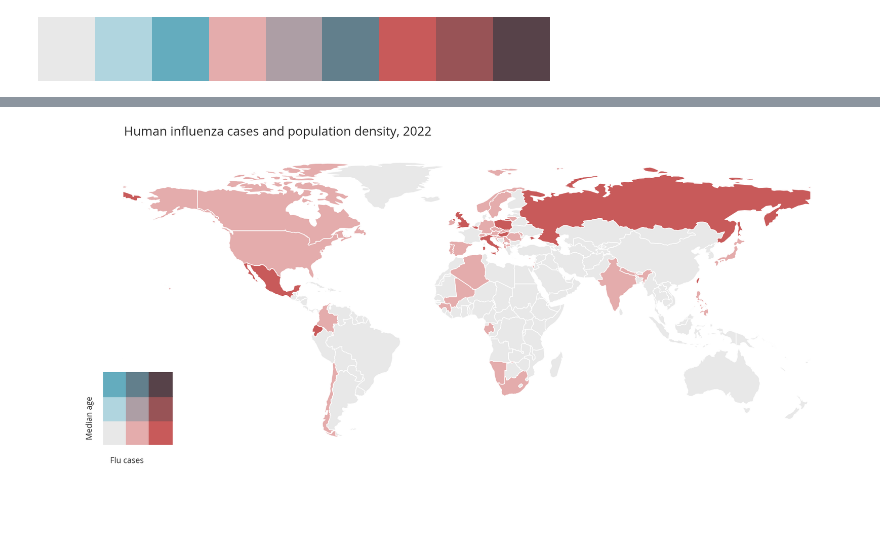
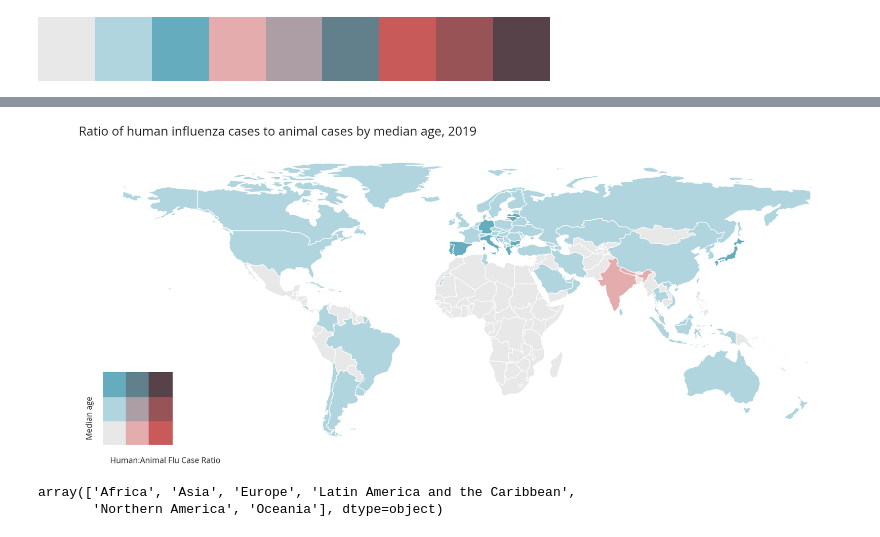
Before and after one commit to cghss-data-lab/uga-pipp, a Jupyter notebook: query_figures/viz_071923.ipynb, the cells around one changed output, grey strips where cells are left out. Saved outputs shown, nothing was run; the diff lists cells and outputs as text; code cells hidden in the pictures; blank space fills up the shorter version.

```diff
--- a/query_figures/viz_071923.ipynb
+++ b/query_figures/viz_071923.ipynb
@@ -2219,13 +2233,17 @@ df_keep = df_keep.loc[(df_keep['ISO3_code'] != "MCO") & (df_keep['ISO3_code'] !=
 # %%
-## Define the bins
+# Define the bins
 bins = 3
 
 
 # Update 'flu_bin' based on conditions using loc
-df_keep.loc[df_keep['fluCases'] >= 1000000, 'flu_bin'] = '[0.67, 1.0)'
-df_keep.loc[(df_keep['fluCases'] < 1000000) & (df_keep['fluCases'] > 0), 'flu_bin'] = '[0.34, 0.66)'
-df_keep.loc[df_keep['fluCases'] == 0, 'flu_bin'] = '[-0.001, 0.33)'
+df_keep.loc[df_keep['flunetCases'] >= 1000000, 'flu_bin'] = '[0.67, 1.0)'
+df_keep.loc[(df_keep['flunetCases'] < 1000000) & (df_keep['flunetCases'] > 0), 'flu_bin'] = '[0.34, 0.66)'
+df_keep.loc[df_keep['flunetCases'] == 0, 'flu_bin'] = '[-0.001, 0.33)'
 
+# Ratio bins
+df_keep.loc[df_keep['humanToAnimalRatio'] >= 1, 'ratio_bin'] = '[0.67,1.0)'
+df_keep.loc[df_keep['humanToAnimalRatio'] < 1, 'ratio_bin'] = '[0.34,0.66)'
+df_keep.loc[df_keep['humanToAnimalRatio'] == 0, 'ratio_bin'] = '[0.0,0.33)'
 
 # Bin the second variable - y
 df_keep['age_bin'] = pd.cut(df_keep['age_normalized'], bins=3,include_lowest=False)
@@ -2236,11 +2254,7 @@ df_keep['density_bin'] = pd.cut(df_keep['density_normalized'], bins=3,include_lo
 df_keep['density_bin'] = df_keep['density_bin'].astype('str')
 
 # Combine x and y codes to create Bi_Class
-
-
 df_keep['FluDensity_Bi_Class'] = df_keep['flu_bin'].astype('str') + df_keep['density_bin'].astype('str')
-
-
-print('Number of unique elements in Bi_Class =', len(df_keep['FluDensity_Bi_Class'].unique()))
-
-print(sorted(df_keep["FluDensity_Bi_Class"].unique()))
+df_keep['FluAge_Bi_Class'] = df_keep['flu_bin'].astype('str') + df_keep['age_bin'].astype('str')
+df_keep['RatioAge_Bi_Class'] = df_keep['ratio_bin'].astype('str') + df_keep['age_bin'].astype('str')
+df_keep['RatioDensity_Bi_Class'] = df_keep['ratio_bin'].astype('str') + df_keep['density_bin'].astype('str')
@@ -2250,3 +2260,0 @@ Number of unique elements in Bi_Class = 5
-# %%
-df_keep = df_keep.sort_values(by="PopDensity")
-df_keep.tail(40)
@@ -2324,13 +2330,13 @@ plt.tight_layout()
 
 # Plot the map
 df.plot(ax=ax,
-           column='FluDensity_Bi_Class',
+           column='RatioAge_Bi_Class',
            cmap=cmap,
            categorical = True,
            legend = False)
 
 plt.axis('off') # we don't need axis with coordinates
-ttl = ax.set_title('Human influenza cases and population density, 2022',fontsize=28)
+ttl = ax.set_title('Ratio of human influenza cases to animal cases by median age, 2019',fontsize=28)
 ttl.set_position([0.25,1.05])
 
 
@@ -2339,36 +2345,36 @@ ttl.set_position([0.25,1.05])
 # We're drawing a 3x3 "box" as 3 columns
 # The xmin and xmax arguments axvspan are defined to create equally sized small boxes
 
 img2 = fig # refer to the main figure
 ax2 = fig.add_axes([-0.05, 0.25, 0.25, 0.125]) # add new axes to place the legend there
                                          # and specify its location
 alpha = 1 # alpha argument to make it more/less transperent
 
 # Column 1
 ax2.axvspan(xmin=0, xmax=0.33, ymin=0, ymax=0.33, alpha=alpha, color=all_colors[0])
 ax2.axvspan(xmin=0, xmax=0.33, ymin=0.33, ymax=0.66, alpha=alpha, color=all_colors[1])
 ax2.axvspan(xmin=0, xmax=0.33, ymin=0.66, ymax=1, alpha=alpha, color=all_colors[2])
 
 # Column 2
 ax2.axvspan(xmin=0.33, xmax=0.66, ymin=0, ymax=0.33, alpha=alpha, color=all_colors[3])
 ax2.axvspan(xmin=0.33, xmax=0.66, ymin=0.33, ymax=0.66, alpha=alpha, color=all_colors[4])
 ax2.axvspan(xmin=0.33, xmax=0.66, ymin=0.66, ymax=1, alpha=alpha, color=all_colors[5])
 
 # Column 3
 ax2.axvspan(xmin=0.66, xmax=1, ymin=0, ymax=0.33, alpha=alpha, color=all_colors[6])
 ax2.axvspan(xmin=0.66, xmax=1, ymin=0.33, ymax=0.66, alpha=alpha, color=all_colors[7])
 ax2.axvspan(xmin=0.66, xmax=1, ymin=0.66, ymax=1, alpha=alpha, color=all_colors[8])
 
 # Step 3: annoate the legend
 ax2.tick_params(axis='both', which='both', length=0) # remove ticks from the big box
 ax2.axis('off'); # turn off its axis
-ax2.text(s='Flu cases', x=0.1, y=-0.25) # annotate x axis
+ax2.text(s='Human:Animal Flu Case Ratio', x=0.1, y=-0.25) # annotate x axis
 ax2.text(s='Median age', x=-0.25, y=0.1, rotation=90); # annotate y axis
 # ax2.annotate("", xy=(0, 1), xytext=(0, 0), arrowprops=dict(arrowstyle="-|>", lw=2,color=chart[1])) # draw arrow for x
 # ax2.annotate("", xy=(1, 0), xytext=(0, 0), arrowprops=dict(arrowstyle="-|>", lw=2,color=chart[1])) # draw arrow for y
-# plt.savefig('figures/cases_and_density_2022.png', dpi=1200,facecolor='w',
-#             edgecolor='w',
-#             orientation='portrait',bbox_inches='tight')
-plt.show()
+plt.savefig('figures/ratio_and_age_2019.png', dpi=1200,facecolor='w',
+            edgecolor='w',
+            orientation='portrait',bbox_inches='tight')
+# plt.show()
 # %% [output]
-[figure, old version]
+[figure, new version]
@@ -2374,0 +2390,5 @@ plt.show()
+# %%
+pop["Location"].unique()
+# %% [output]
+array(['Africa', 'Asia', 'Europe', 'Latin America and the Caribbean',
+       'Northern America', 'Oceania'], dtype=object)
```
Also changed, not shown: parts of 16 cells of this notebook, 6 other files.
